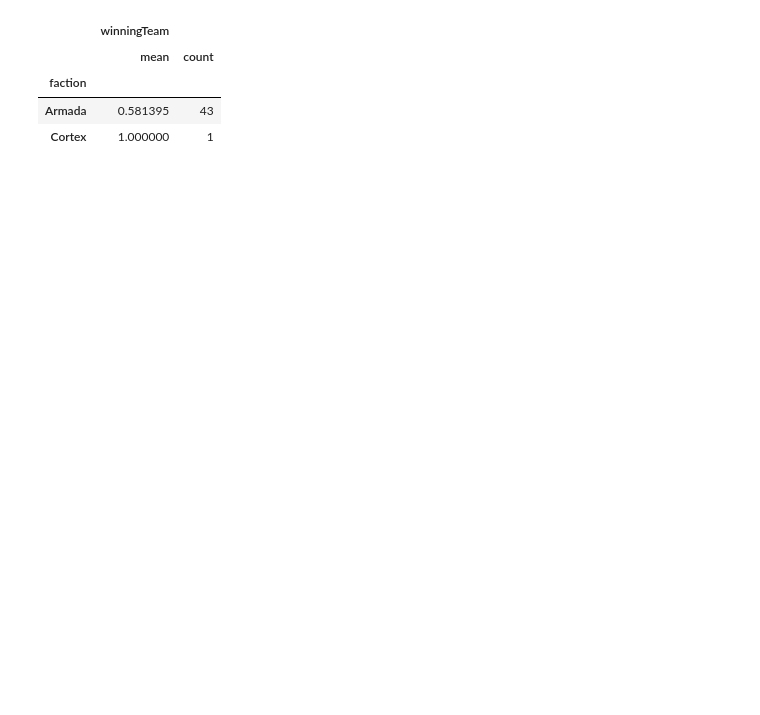
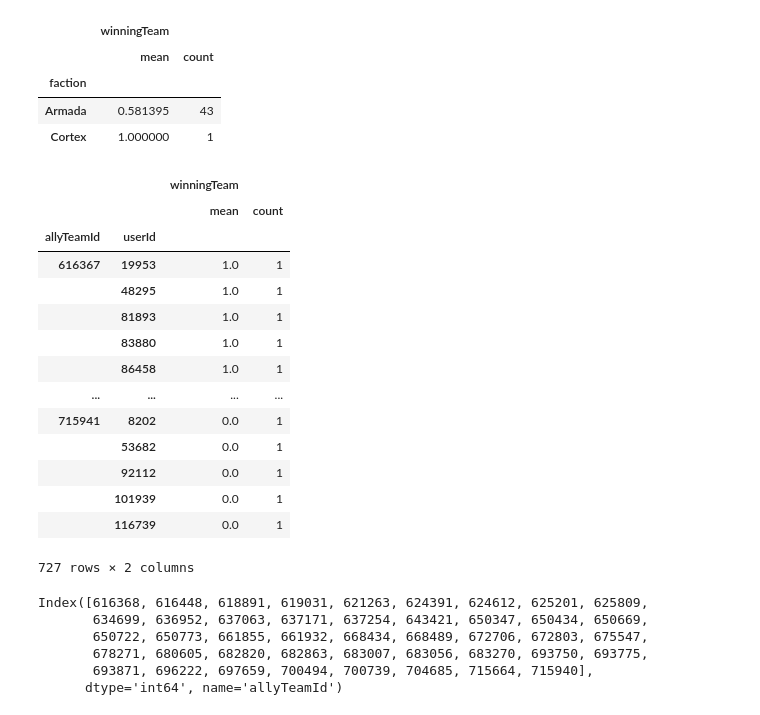
Before and after one commit to furyhawk/bai, a Jupyter notebook: notebooks/library.ipynb, the cells around one changed output. Drawn from its saved outputs; the diff is of its cells as text; code cells hidden in the pictures; blank space fills up the shorter version.

```diff
--- a/notebooks/library.ipynb
+++ b/notebooks/library.ipynb
@@ -220,3 +284,29 @@ df
 | faction |  |  |
 | Armada | 0.581395 | 43 |
 | Cortex | 1.000000 | 1 |
+# %%
+team_winrate = (
+    df.groupby(  # .query(f"userId == {get_user_id('furyhawk')}")
+        ["allyTeamId", "userId"]
+    ).agg({"winningTeam": ["mean", "count"]})
+    # .query(f"count > {str(5)}")
+    # .sort_values([("mean"), ("count")], ascending=True)
+)
+# %%
+team_winrate
+# %% [output]
+|  |  | winningTeam |  |
+|  |  | mean | count |
+| allyTeamId | userId |  |  |
+| 616367 | 19953 | 1.0 | 1 |
+|  | 48295 | 1.0 | 1 |
+|  | 81893 | 1.0 | 1 |
+|  | 83880 | 1.0 | 1 |
+|  | 86458 | 1.0 | 1 |
+| ... | ... | ... | ... |
+| 715941 | 8202 | 0.0 | 1 |
+|  | 53682 | 0.0 | 1 |
+|  | 92112 | 0.0 | 1 |
+|  | 101939 | 0.0 | 1 |
+|  | 116739 | 0.0 | 1 |
+727 rows × 2 columns
@@ -222,0 +317,9 @@ df
+# %%
+team_ally_id
+# %% [output]
+Index([616368, 616448, 618891, 619031, 621263, 624391, 624612, 625201, 625809,
+       634699, 636952, 637063, 637171, 637254, 643421, 650347, 650434, 650669,
+       650722, 650773, 661855, 661932, 668434, 668489, 672706, 672803, 675547,
+       678271, 680605, 682820, 682863, 683007, 683056, 683270, 693750, 693775,
+       693871, 696222, 697659, 700494, 700739, 704685, 715664, 715940],
+      dtype='int64', name='allyTeamId')
```
Also changed, not shown: parts of 8 cells of this notebook, 5 other files.
